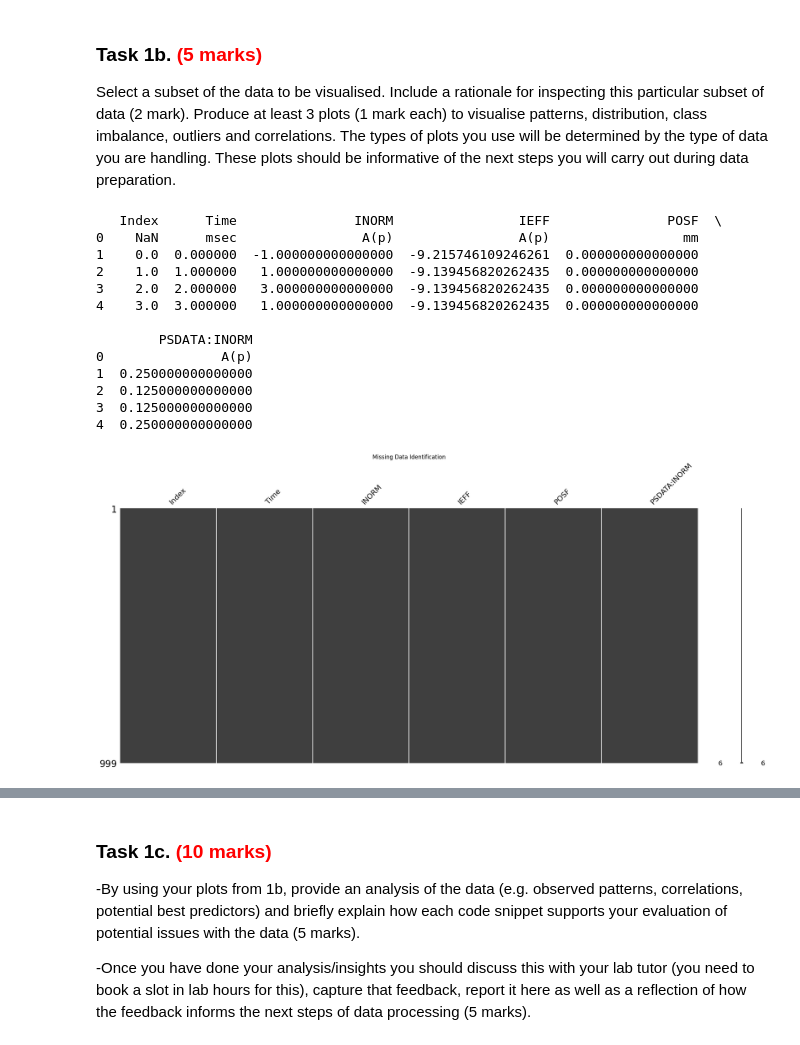
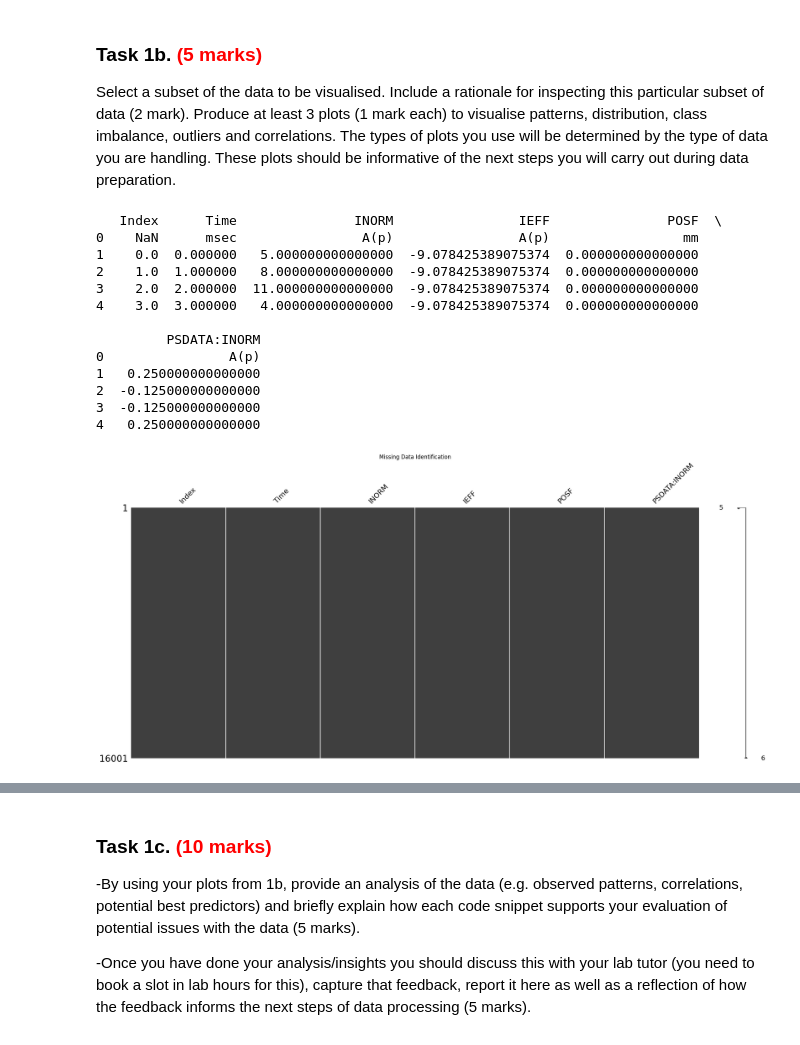
Before and after one commit to efyja15/ML4Eng, a Jupyter notebook: mmme4125_coursework_2026.ipynb, the cells around one changed output, grey strips where cells are left out. Cells and saved outputs as stored; diff of their text form; code cells hidden in the pictures.

```diff
--- a/mmme4125_coursework_2026.ipynb
+++ b/mmme4125_coursework_2026.ipynb
@@ -74,7 +81,7 @@ Select a subset of the data to be visualised. Include a rationale for inspecting
 
 import pandas as pd
 
-df = pd.read_csv('_1 0mmThuFeb081347562024.csv',
+df = pd.read_csv('ThuFeb011610192024.csv',
     skiprows=2,
     header=0)
 
@@ -82,27 +89,27 @@ print(df.head())
 # %% [output]
    Index      Time               INORM                IEFF               POSF  \
 0    NaN      msec                A(p)                A(p)                 mm
-1    0.0  0.000000  -1.000000000000000  -9.215746109246261  0.000000000000000
-2    1.0  1.000000   1.000000000000000  -9.139456820262435  0.000000000000000
-3    2.0  2.000000   3.000000000000000  -9.139456820262435  0.000000000000000
-4    3.0  3.000000   1.000000000000000  -9.139456820262435  0.000000000000000
+1    0.0  0.000000   5.000000000000000  -9.078425389075374  0.000000000000000
+2    1.0  1.000000   8.000000000000000  -9.078425389075374  0.000000000000000
+3    2.0  2.000000  11.000000000000000  -9.078425389075374  0.000000000000000
+4    3.0  3.000000   4.000000000000000  -9.078425389075374  0.000000000000000
 
-        PSDATA:INORM
-0               A(p)
-1  0.250000000000000
-2  0.125000000000000
-3  0.125000000000000
-4  0.250000000000000
+         PSDATA:INORM
+0                A(p)
+1   0.250000000000000
+2  -0.125000000000000
+3  -0.125000000000000
+4   0.250000000000000
 # %%
 # Task 1b. Insert your code here for plot 1
 # Look for missing data values using a missingno matrix
 import missingno as msno
 import seaborn as sns
 import matplotlib.pyplot as plt
 
-subset = df.iloc[1:1000] #Reduce the amount of data
-msno.matrix(subset)
+#subset = df.iloc[1:1000] #Reduce the amount of data
+msno.matrix(df)
 plt.title("Missing Data Identification")
 plt.show()
 # %% [output]
-[figure, old version]
+[figure, new version]
```
Also changed, not shown: parts of 6 cells of this notebook.
